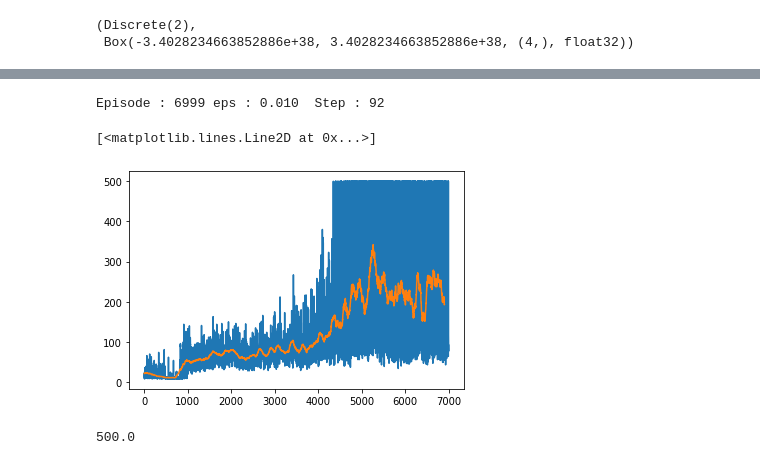
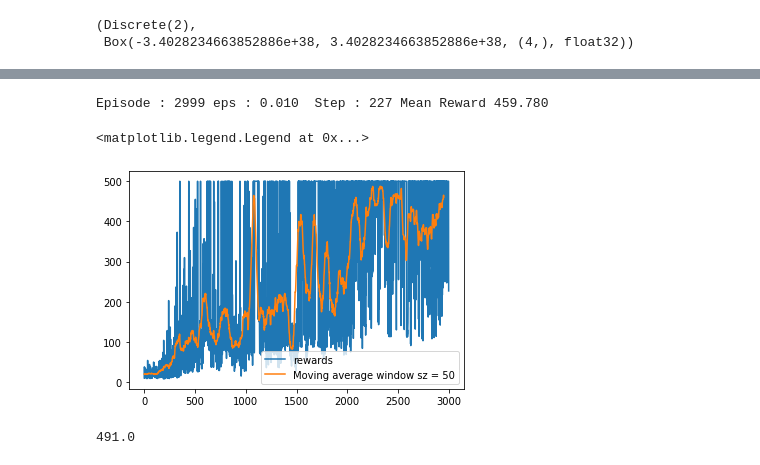
Before and after one commit to ssooffiiaannee/RL-stuff, a Jupyter notebook: Cart pole.ipynb, the cells around one changed output, grey strips where cells are left out. Saved outputs shown, nothing was run; the diff lists cells and outputs as text; code cells hidden in the pictures.

Commit message:
seed reform - saving weights

```diff
--- a/Cart pole.ipynb
+++ b/Cart pole.ipynb
@@ -80,6 +81,7 @@ def train_batch():
     loss = Loss(target, q_values.gather(1, mask))
     loss.backward()
     optimizer.step()
+    scheduler.step()
 # %%
 def sample_sarsa():
     indices = np.random.randint(0, len(replay_memory), size = batch_size)
@@ -106,19 +98,26 @@ network = model()
 # %%
-mx = 0
-n_episodes = 7000
-lr = 0.001
+env.seed()
+np.random.seed()
+
+replay_memory = deque(maxlen=2000)
+network = model()
+state_dict = deepcopy(network.state_dict())
+
+lr = 0.01
 discount_rate = 0.95
-path = "model_" + "best" + ".pt"
-dist_constaint = 0.5 # this is an additional constraint, if the distance from the middle is > 0.5 inches, terminates.
+path = "best_model.pt"
+dist_constaint = 1 # this is an additional constraint, if the distance from the middle is > 1 inches, terminates.
 
 optimizer = torch.optim.Adam(network.parameters(), lr = lr)
+scheduler = torch.optim.lr_scheduler.ExponentialLR(optimizer, gamma=0.999)
 Loss = nn.MSELoss()
 
 batch_size = 32
 rewards_list = []
-path = ""
-win_len = 25
+win_len = 50
+n_episodes = 3000
 
+mx = 0
 for i in range(n_episodes):
     it = 0
     state = env.reset()
@@ -134,20 +133,14 @@ for i in range(n_episodes):
     rewards_list.append(it)
     if(i > 50):
         train_batch()
+    mean_reward = sum(rewards_list[-win_len:])/min(len(rewards_list), win_len)
+    if(mean_reward > mx):
+        mx = mean_reward
+        state_dict = deepcopy(network.state_dict())
 
-    mean_reward = sum(rewards_list[-win_len:])/min(len(rewards_list), win_len)
-    if(mean_reward >= mx and mean_reward > 200):
-        mx = mean_reward
-        torch.save({
-          'epoch': i,
-          'model_state_dict': network.state_dict(),
-          'optimizer_state_dict': optimizer.state_dict(),
-          'iterations': mean_reward,
-          }, path)
-
-    print("\rEpisode : {} eps : {:.3f}  Step : {} ".format(i, epsilon, it), end = "")
+    print("\rEpisode : {} eps : {:.3f}  Step : {} Mean Reward {:.3f} ".format(i, epsilon, it, mean_reward), end = "")
 # %% [output]
-Episode : 6999 eps : 0.010  Step : 92
+Episode : 2999 eps : 0.010  Step : 227 Mean Reward 459.780
 # %%
 def average_window(data, win_size):
     res = []
@@ -158,10 +151,11 @@ def average_window(data, win_size):
         res.append(s/win_size)
     return res
 # %%
-avg = average_window(rewards_list, 100)
+avg = average_window(rewards_list, win_len)
 # %%
-plt.plot(rewards_list)
-plt.plot(avg)
+plt.plot(rewards_list, label = "rewards")
+plt.plot(avg, label = "Moving average window sz = " + str(win_len))
+plt.legend()
 # %% [output]
-[<matplotlib.lines.Line2D at 0x...>]
+<matplotlib.legend.Legend at 0x...>
-[figure, old version]
+[figure, new version]
@@ -178,25 +162,22 @@ optimizer.load_state_dict(checkpoint['optimizer_state_dict'])
 # %%
-env.seed(42)
 obs = env.reset()
+
 done = False
 total_rewards = 0
+np.random.seed()
+network2.load_state_dict(state_dict)
 
-z = 0
+for i in range(1):
+    obs, reward, done, info = env.step(env.action_space.sample())
 
 with torch.no_grad():
     while(not done):
-        if(np.random.rand() < 0.01):
-            action = np.random.randint(0, 2)
-        else:
-            action = int(torch.argmax(network2(torch.tensor(obs, dtype = torch.float32))))
-#         if(total_rewards < 15):
-#             action = action = np.random.randint(0, 2)
+        action = int(torch.argmax(network2(torch.tensor(obs, dtype = torch.float32))))
         obs, reward, done, info = env.step(action)
         total_rewards += reward
         env.render()
-        if(abs(obs[0]) > 0.5):
-            break
+
 env.close()
 print(total_rewards)
 # %% [output]
-500.0
+491.0
```
Also changed, not shown: parts of 6 cells of this notebook.
